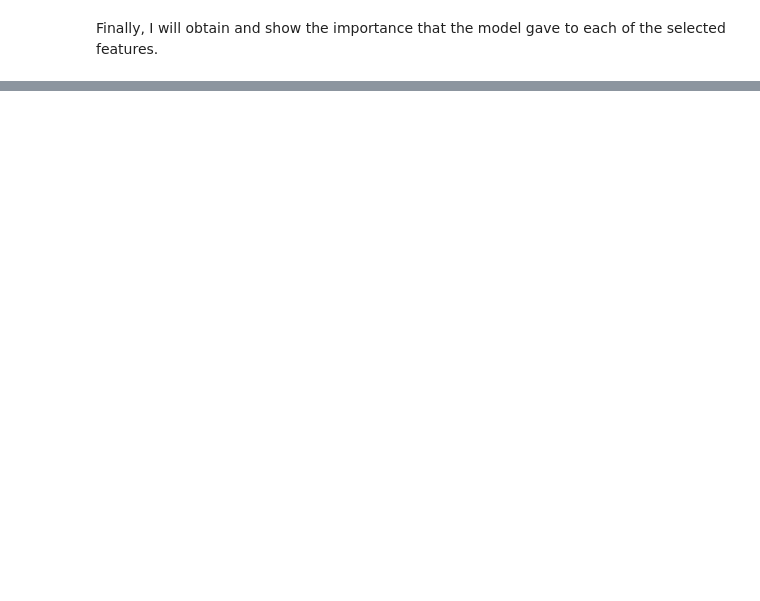
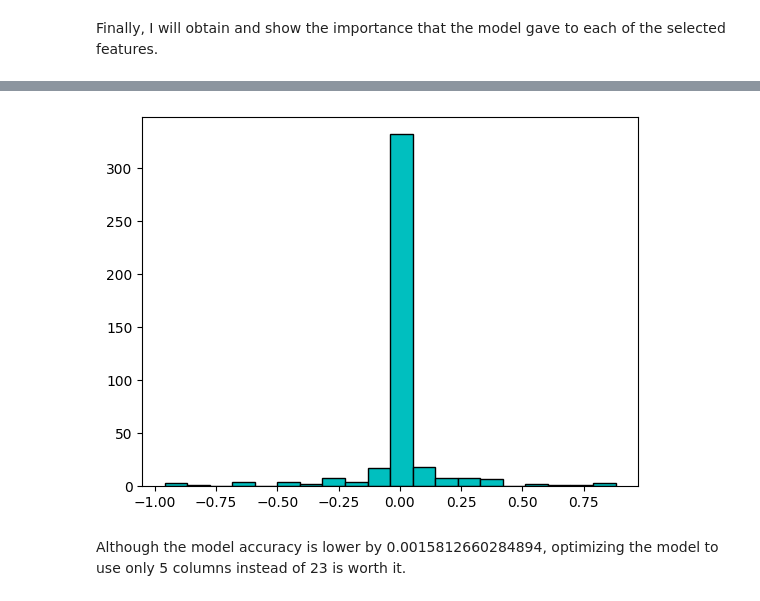
Before and after one commit to ricardo4lvarez/Portfolio_Data_Analist, a Jupyter notebook: Ejercicio.ipynb, the cells around one changed output, grey strips where cells are left out. Cells and saved outputs as stored; diff of their text form; code cells hidden in the pictures; blank space fills up the shorter version.

```diff
--- a/Ejercicio.ipynb
+++ b/Ejercicio.ipynb
@@ -502,0 +507,5 @@ print(feature_importance_df)
+# %%
+model_3 = RandomForestRegressor()
+new_features = ["Weight", "Height", "Gender_Female", "Gender_Male", "Age"]
+
+model_3.fit(X_train[new_features], y_train)
@@ -502,0 +516,2 @@ print(feature_importance_df)
+# %%
+new_prediction = model_3.predict(X_test[new_features])
@@ -502,0 +542,11 @@ print(feature_importance_df)
+# %%
+pd.set_option('display.float_format', lambda x: '%.3f' % x)
+
+result_table = pd.DataFrame({
+    'Prediction': new_prediction,
+    'Real obesity': y_test,
+})
+
+result_table['Difference'] = result_table['Real obesity'] - result_table['Prediction']
+
+result_table = result_table.sort_values(by='Real obesity', ascending=False)
@@ -502,0 +565,7 @@ print(feature_importance_df)
+# %%
+plt.hist(result_table["Difference"], bins=20, color="c", edgecolor="black")
+plt.show()
+# %% [output]
+[figure, added]
+# %% [markdown]
+Although the model accuracy is lower by 0.0015812660284894, optimizing the model to use only 5 columns instead of 23 is worth it.
```
Also changed, not shown: parts of 15 cells of this notebook.
